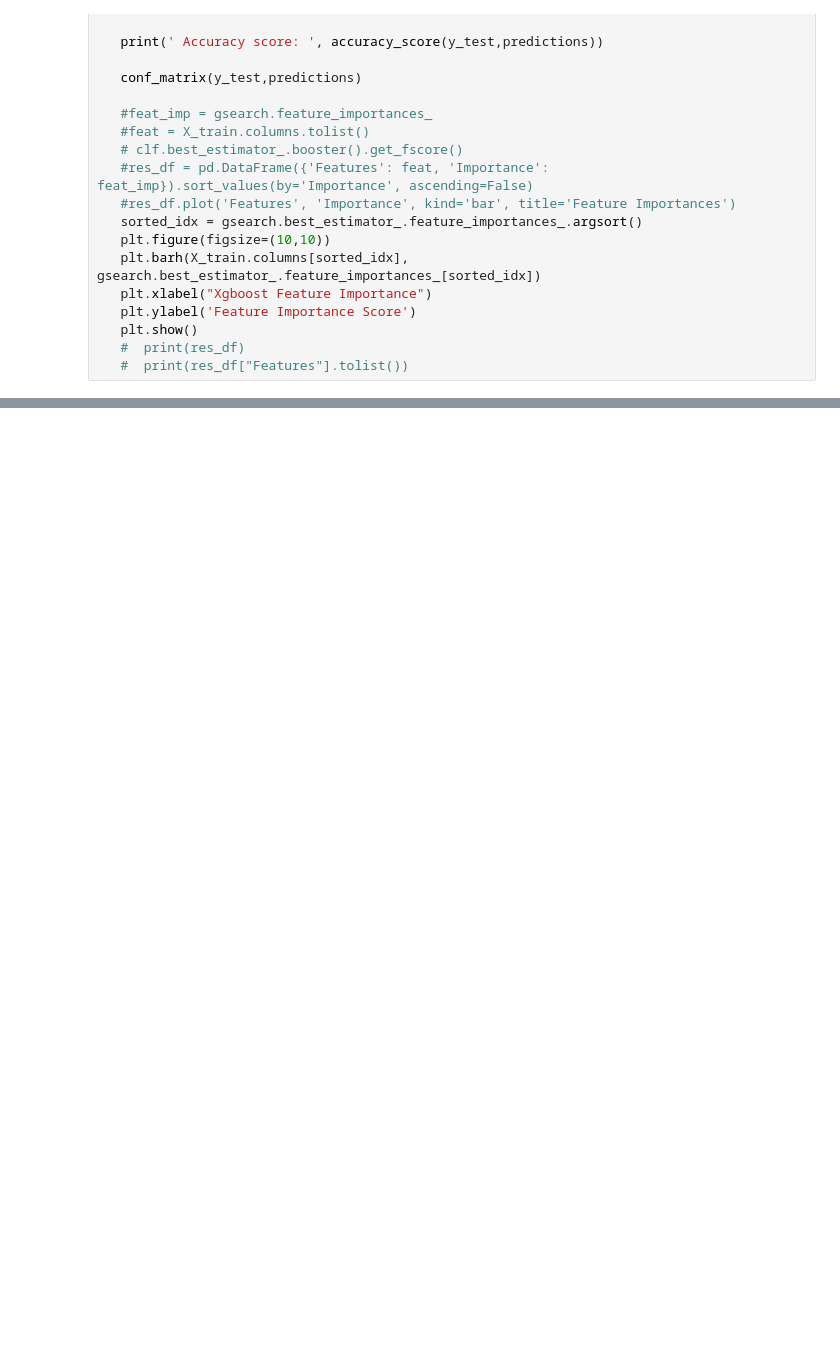
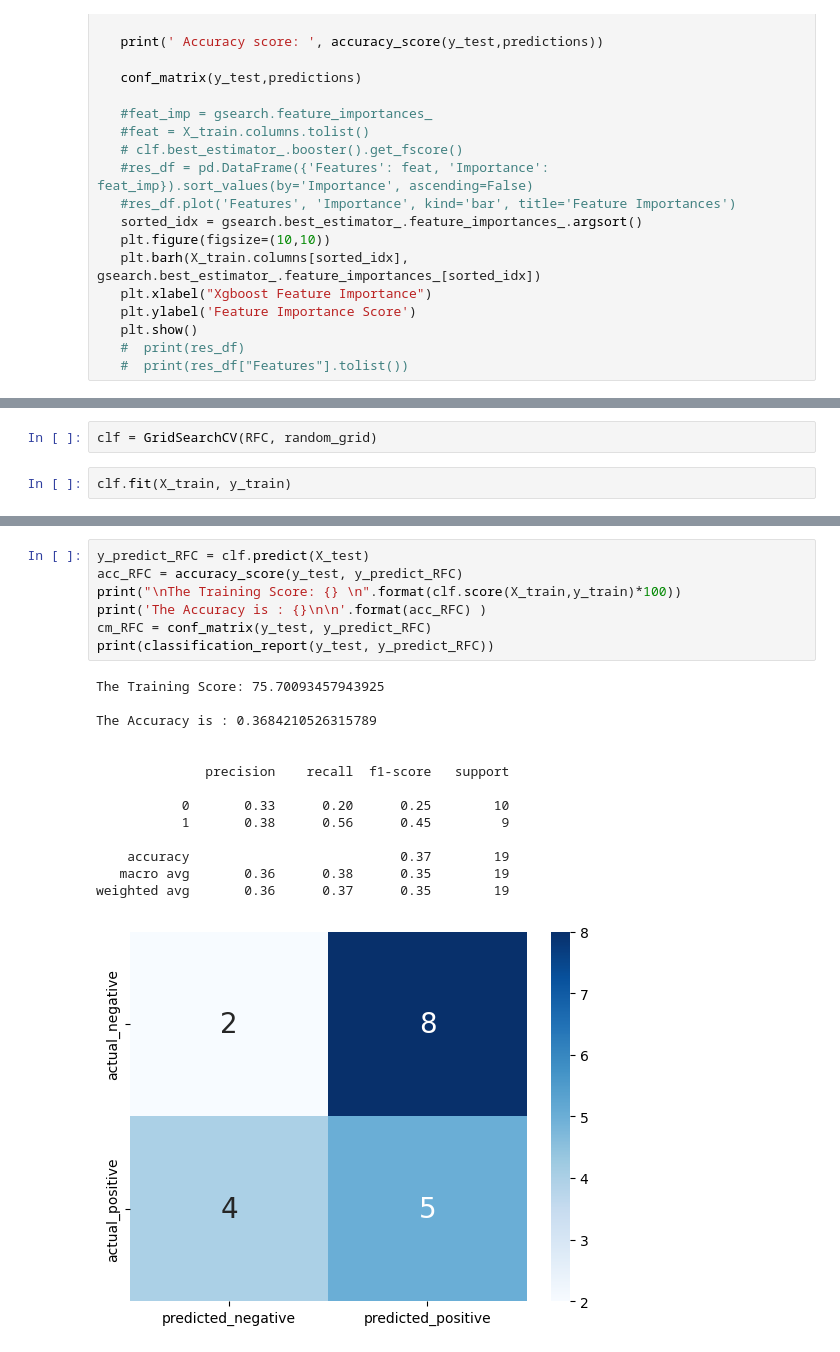
Before and after one commit to Mahdiazhari/zuQOKRxqAuyKhuae, a Jupyter notebook: analyze-customers.ipynb, the cells around one changed output, grey strips where cells are left out. Drawn from its saved outputs; the diff is of its cells as text; blank space fills up the shorter version.

```diff
--- a/analyze-customers.ipynb
+++ b/analyze-customers.ipynb
@@ -245,0 +545,4 @@ Total Time is:  0.05362991094589233
+# %%
+clf = GridSearchCV(RFC, random_grid)
+# %%
+clf.fit(X_train, y_train)
@@ -245,0 +558,22 @@ Total Time is:  0.05362991094589233
+# %%
+y_predict_RFC = clf.predict(X_test)
+acc_RFC = accuracy_score(y_test, y_predict_RFC)
+print("\nThe Training Score: {} \n".format(clf.score(X_train,y_train)*100))
+print('The Accuracy is : {}\n\n'.format(acc_RFC) )
+cm_RFC = conf_matrix(y_test, y_predict_RFC)
+print(classification_report(y_test, y_predict_RFC))
+# %% [output]
+The Training Score: 75.70093457943925
+
+The Accuracy is : 0.3684210526315789
+
+
+              precision    recall  f1-score   support
+
+           0       0.33      0.20      0.25        10
+           1       0.38      0.56      0.45         9
+
+    accuracy                           0.37        19
+   macro avg       0.36      0.38      0.35        19
+weighted avg       0.36      0.37      0.35        19
+[figure, added]
```
Also changed, not shown: parts of 37 cells of this notebook, 1 other file.
